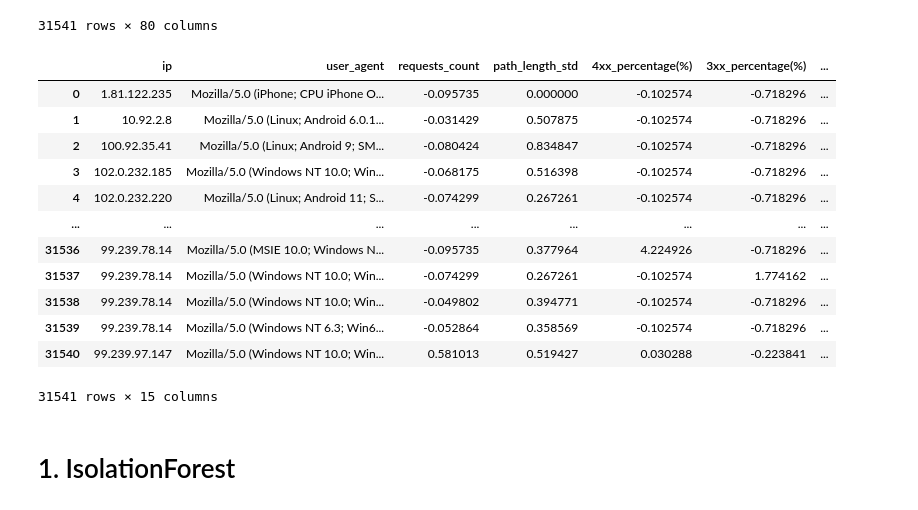
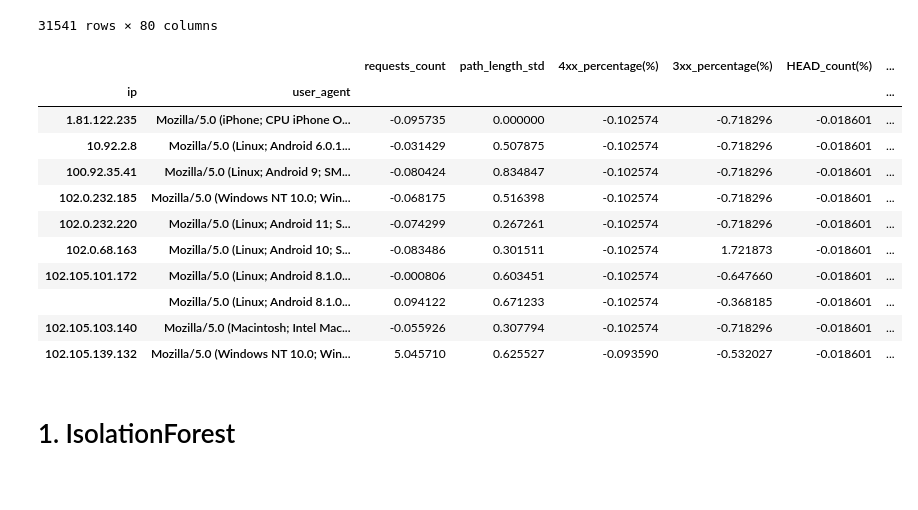
Before and after one commit to mohammadhashemii/Web-Crawler-Detection, a Jupyter notebook: 02_baselineModels.ipynb, the cells around one changed output. Saved outputs shown, nothing was run; the diff lists cells and outputs as text; code cells hidden in the pictures.

```diff
--- a/02_baselineModels.ipynb
+++ b/02_baselineModels.ipynb
@@ -39,22 +39,21 @@ DATASET HAS BEEN LOADED SUCESSFULLY!
 # %%
 cols = X.columns[:15]
 
 X = X[cols]
-X
+X.head(10)
 # %% [output]
-|  | ip | user_agent | requests_count | path_length_std | 4xx_percentage(%) | 3xx_percentage(%) | ... |
-| 0 | 1.81.122.235 | Mozilla/5.0 (iPhone; CPU iPhone O... | -0.095735 | 0.000000 | -0.102574 | -0.718296 | ... |
-| 1 | 10.92.2.8 | Mozilla/5.0 (Linux; Android 6.0.1... | -0.031429 | 0.507875 | -0.102574 | -0.718296 | ... |
-| 2 | 100.92.35.41 | Mozilla/5.0 (Linux; Android 9; SM... | -0.080424 | 0.834847 | -0.102574 | -0.718296 | ... |
-| 3 | 102.0.232.185 | Mozilla/5.0 (Windows NT 10.0; Win... | -0.068175 | 0.516398 | -0.102574 | -0.718296 | ... |
-| 4 | 102.0.232.220 | Mozilla/5.0 (Linux; Android 11; S... | -0.074299 | 0.267261 | -0.102574 | -0.718296 | ... |
-| ... | ... | ... | ... | ... | ... | ... | ... |
-| 31536 | 99.239.78.14 | Mozilla/5.0 (MSIE 10.0; Windows N... | -0.095735 | 0.377964 | 4.224926 | -0.718296 | ... |
-| 31537 | 99.239.78.14 | Mozilla/5.0 (Windows NT 10.0; Win... | -0.074299 | 0.267261 | -0.102574 | 1.774162 | ... |
-| 31538 | 99.239.78.14 | Mozilla/5.0 (Windows NT 10.0; Win... | -0.049802 | 0.394771 | -0.102574 | -0.718296 | ... |
-| 31539 | 99.239.78.14 | Mozilla/5.0 (Windows NT 6.3; Win6... | -0.052864 | 0.358569 | -0.102574 | -0.718296 | ... |
-| 31540 | 99.239.97.147 | Mozilla/5.0 (Windows NT 10.0; Win... | 0.581013 | 0.519427 | 0.030288 | -0.223841 | ... |
+|  |  | requests_count | path_length_std | 4xx_percentage(%) | 3xx_percentage(%) | HEAD_count(%) | ... |
+| ip | user_agent |  |  |  |  |  | ... |
+| 1.81.122.235 | Mozilla/5.0 (iPhone; CPU iPhone O... | -0.095735 | 0.000000 | -0.102574 | -0.718296 | -0.018601 | ... |
+| 10.92.2.8 | Mozilla/5.0 (Linux; Android 6.0.1... | -0.031429 | 0.507875 | -0.102574 | -0.718296 | -0.018601 | ... |
+| 100.92.35.41 | Mozilla/5.0 (Linux; Android 9; SM... | -0.080424 | 0.834847 | -0.102574 | -0.718296 | -0.018601 | ... |
+| 102.0.232.185 | Mozilla/5.0 (Windows NT 10.0; Win... | -0.068175 | 0.516398 | -0.102574 | -0.718296 | -0.018601 | ... |
+| 102.0.232.220 | Mozilla/5.0 (Linux; Android 11; S... | -0.074299 | 0.267261 | -0.102574 | -0.718296 | -0.018601 | ... |
+| 102.0.68.163 | Mozilla/5.0 (Linux; Android 10; S... | -0.083486 | 0.301511 | -0.102574 | 1.721873 | -0.018601 | ... |
+| 102.105.101.172 | Mozilla/5.0 (Linux; Android 8.1.0... | -0.000806 | 0.603451 | -0.102574 | -0.647660 | -0.018601 | ... |
+|  | Mozilla/5.0 (Linux; Android 8.1.0... | 0.094122 | 0.671233 | -0.102574 | -0.368185 | -0.018601 | ... |
+| 102.105.103.140 | Mozilla/5.0 (Macintosh; Intel Mac... | -0.055926 | 0.307794 | -0.102574 | -0.718296 | -0.018601 | ... |
+| 102.105.139.132 | Mozilla/5.0 (Windows NT 10.0; Win... | 5.045710 | 0.625527 | -0.093590 | -0.532027 | -0.018601 | ... |
-31541 rows × 15 columns
 # %%
 session_df.reset_index(inplace=True)
 X.reset_index(inplace=True)
```
Also changed, not shown: parts of 8 cells of this notebook.
